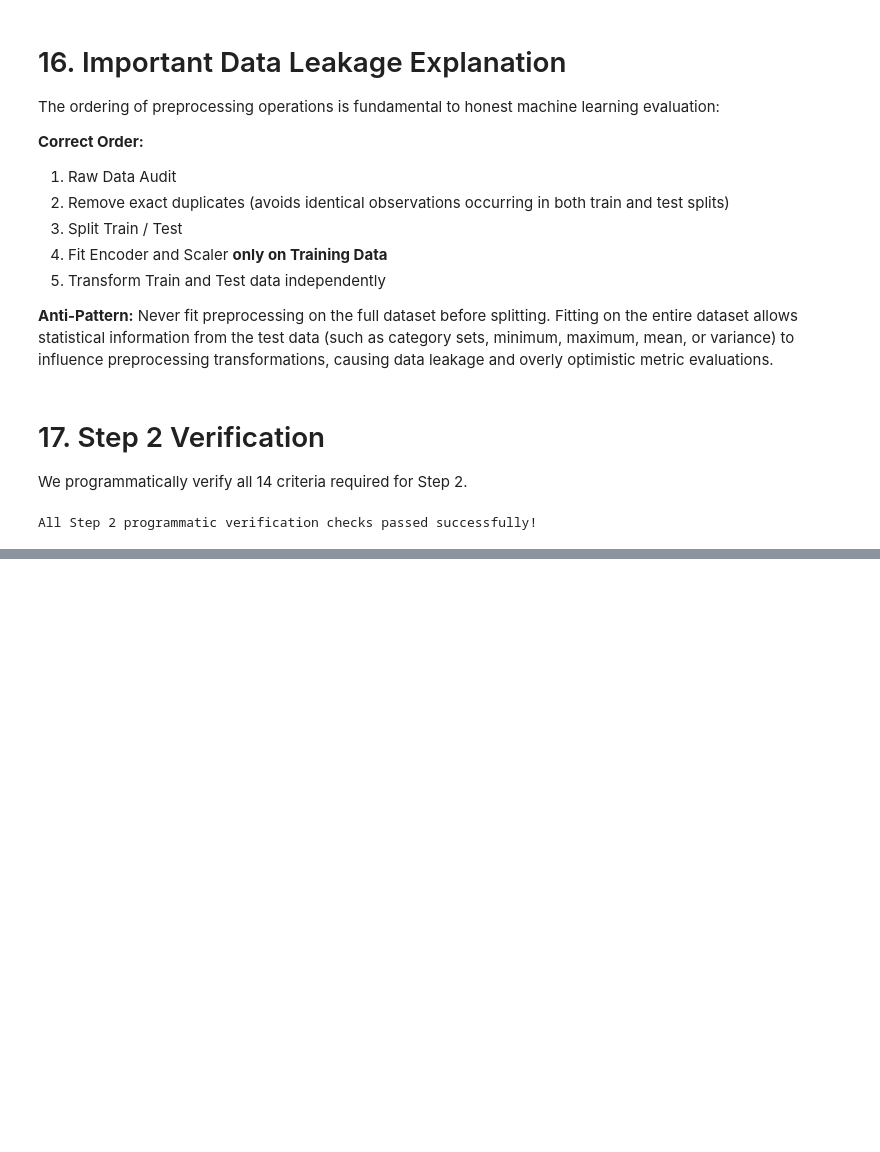
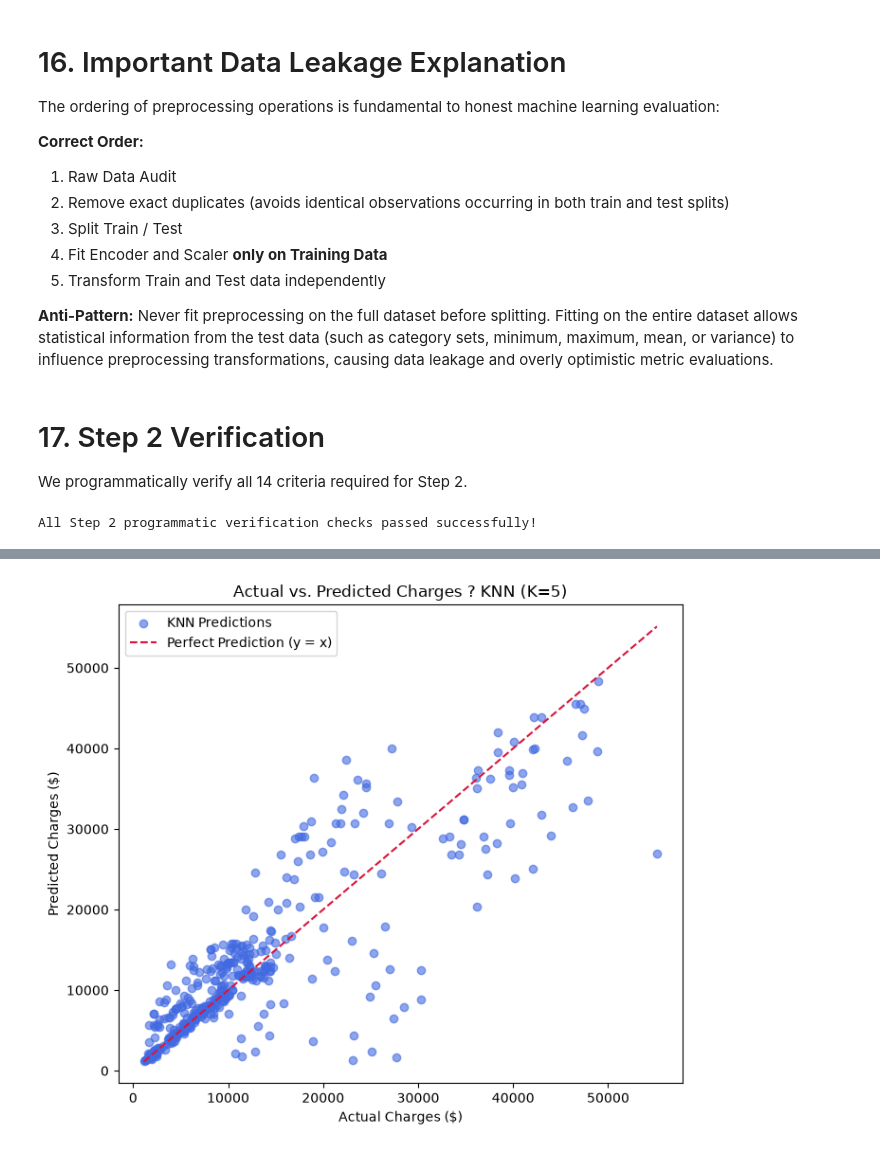
Before and after one commit to abed-dvp/insurance-model-performance-metrics, a Jupyter notebook: notebook.ipynb, the cells around one changed output, grey strips where cells are left out. Saved outputs shown, nothing was run; the diff lists cells and outputs as text; code cells hidden in the pictures; blank space fills up the shorter version.

Commit message:
Evaluate baseline and KNN regression performance

```diff
--- a/notebook.ipynb
+++ b/notebook.ipynb
@@ -688,0 +731,23 @@ All Step 2 programmatic verification checks passed successfully!
+# %%
+from sklearn.neighbors import KNeighborsRegressor
+
+model = KNeighborsRegressor(
+    n_neighbors=5
+)
+
+model.fit(
+    X_train_prepared,
+    y_train
+)
+
+y_pred = model.predict(
+    X_test_prepared
+)
+
+model_score = model.score(
+    X_test_prepared,
+    y_test
+)
+
+print("KNN Test R? =", round(model_score, 4))
+print("Baseline R? =", round(baseline_score, 4))
@@ -688,0 +923,18 @@ All Step 2 programmatic verification checks passed successfully!
+# %%
+import matplotlib.pyplot as plt
+
+plt.figure(figsize=(7, 6))
+plt.scatter(y_test, y_pred, alpha=0.6, color="royalblue", label="KNN Predictions")
+
+min_val = min(y_test.min(), y_pred.min())
+max_val = max(y_test.max(), y_pred.max())
+plt.plot([min_val, max_val], [min_val, max_val], color="crimson", linestyle="--", label="Perfect Prediction (y = x)")
+
+plt.xlabel("Actual Charges ($)")
+plt.ylabel("Predicted Charges ($)")
+plt.title("Actual vs. Predicted Charges ? KNN (K=5)")
+plt.legend()
+plt.tight_layout()
+plt.show()
+# %% [output]
+[figure, added]
```
Also changed, not shown: parts of 22 cells of this notebook, 1 other file.
